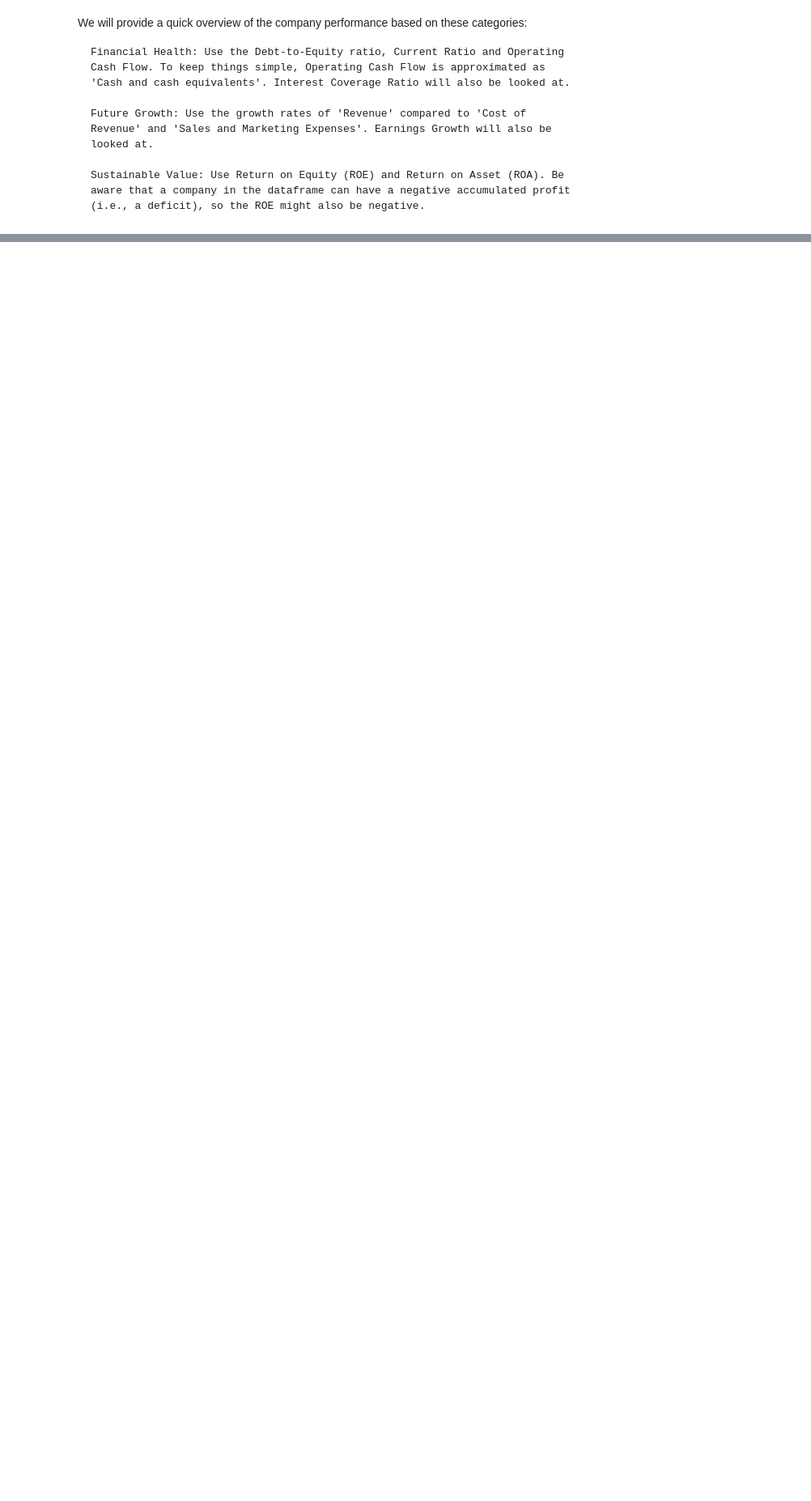
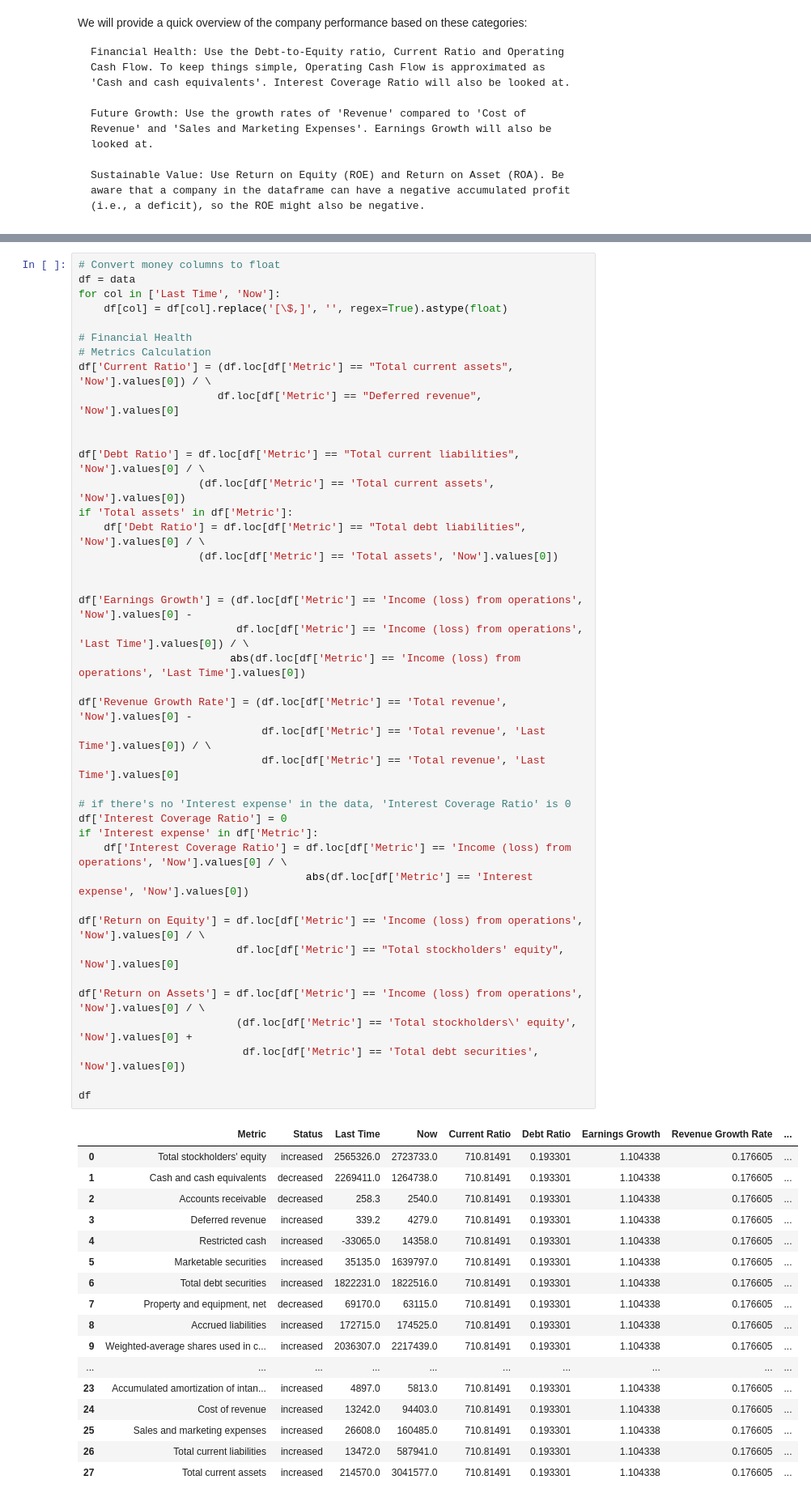
Before and after one commit to viethuy25/auto_consum, a Jupyter notebook: main.ipynb, the cells around one changed output, grey strips where cells are left out. Shown at 81% size. Drawn from its saved outputs; the diff is of its cells as text; blank space fills up the shorter version.

```diff
--- a/main.ipynb
+++ b/main.ipynb
@@ -322,0 +417,59 @@ df
+# %%
+# Convert money columns to float
+df = data
+for col in ['Last Time', 'Now']:
+    df[col] = df[col].replace('[\$,]', '', regex=True).astype(float)
+
+# Financial Health
+# Metrics Calculation
+df['Current Ratio'] = (df.loc[df['Metric'] == "Total current assets", 'Now'].values[0]) / \
+                      df.loc[df['Metric'] == "Deferred revenue", 'Now'].values[0]
+
+
+df['Debt Ratio'] = df.loc[df['Metric'] == "Total current liabilities", 'Now'].values[0] / \
+                   (df.loc[df['Metric'] == 'Total current assets', 'Now'].values[0])
+if 'Total assets' in df['Metric']:
+    df['Debt Ratio'] = df.loc[df['Metric'] == "Total debt liabilities", 'Now'].values[0] / \
+                   (df.loc[df['Metric'] == 'Total assets', 'Now'].values[0])
+
+
+df['Earnings Growth'] = (df.loc[df['Metric'] == 'Income (loss) from operations', 'Now'].values[0] -
+                         df.loc[df['Metric'] == 'Income (loss) from operations', 'Last Time'].values[0]) / \
+                        abs(df.loc[df['Metric'] == 'Income (loss) from operations', 'Last Time'].values[0])
+
+df['Revenue Growth Rate'] = (df.loc[df['Metric'] == 'Total revenue', 'Now'].values[0] -
+                             df.loc[df['Metric'] == 'Total revenue', 'Last Time'].values[0]) / \
+                             df.loc[df['Metric'] == 'Total revenue', 'Last Time'].values[0]
+
+# if there's no 'Interest expense' in the data, 'Interest Coverage Ratio' is 0
+df['Interest Coverage Ratio'] = 0
+if 'Interest expense' in df['Metric']:
+    df['Interest Coverage Ratio'] = df.loc[df['Metric'] == 'Income (loss) from operations', 'Now'].values[0] / \
+                                    abs(df.loc[df['Metric'] == 'Interest expense', 'Now'].values[0])
+
+df['Return on Equity'] = df.loc[df['Metric'] == 'Income (loss) from operations', 'Now'].values[0] / \
+                         df.loc[df['Metric'] == "Total stockholders' equity", 'Now'].values[0]
+
+df['Return on Assets'] = df.loc[df['Metric'] == 'Income (loss) from operations', 'Now'].values[0] / \
+                         (df.loc[df['Metric'] == 'Total stockholders\' equity', 'Now'].values[0] +
+                          df.loc[df['Metric'] == 'Total debt securities', 'Now'].values[0])
+
+df
+# %% [output]
+|  | Metric | Status | Last Time | Now | Current Ratio | Debt Ratio | Earnings Growth | Revenue Growth Rate | ... |
+| 0 | Total stockholders' equity | increased | 2565326.0 | 2723733.0 | 710.81491 | 0.193301 | 1.104338 | 0.176605 | ... |
+| 1 | Cash and cash equivalents | decreased | 2269411.0 | 1264738.0 | 710.81491 | 0.193301 | 1.104338 | 0.176605 | ... |
+| 2 | Accounts receivable | decreased | 258.3 | 2540.0 | 710.81491 | 0.193301 | 1.104338 | 0.176605 | ... |
+| 3 | Deferred revenue | increased | 339.2 | 4279.0 | 710.81491 | 0.193301 | 1.104338 | 0.176605 | ... |
+| 4 | Restricted cash | increased | -33065.0 | 14358.0 | 710.81491 | 0.193301 | 1.104338 | 0.176605 | ... |
+| 5 | Marketable securities | increased | 35135.0 | 1639797.0 | 710.81491 | 0.193301 | 1.104338 | 0.176605 | ... |
+| 6 | Total debt securities | increased | 1822231.0 | 1822516.0 | 710.81491 | 0.193301 | 1.104338 | 0.176605 | ... |
+| 7 | Property and equipment, net | decreased | 69170.0 | 63115.0 | 710.81491 | 0.193301 | 1.104338 | 0.176605 | ... |
+| 8 | Accrued liabilities | increased | 172715.0 | 174525.0 | 710.81491 | 0.193301 | 1.104338 | 0.176605 | ... |
+| 9 | Weighted-average shares used in c... | increased | 2036307.0 | 2217439.0 | 710.81491 | 0.193301 | 1.104338 | 0.176605 | ... |
+| ... | ... | ... | ... | ... | ... | ... | ... | ... | ... |
+| 23 | Accumulated amortization of intan... | increased | 4897.0 | 5813.0 | 710.81491 | 0.193301 | 1.104338 | 0.176605 | ... |
+| 24 | Cost of revenue | increased | 13242.0 | 94403.0 | 710.81491 | 0.193301 | 1.104338 | 0.176605 | ... |
+| 25 | Sales and marketing expenses | increased | 26608.0 | 160485.0 | 710.81491 | 0.193301 | 1.104338 | 0.176605 | ... |
+| 26 | Total current liabilities | increased | 13472.0 | 587941.0 | 710.81491 | 0.193301 | 1.104338 | 0.176605 | ... |
+| 27 | Total current assets | increased | 214570.0 | 3041577.0 | 710.81491 | 0.193301 | 1.104338 | 0.176605 | ... |
```
Also changed, not shown: parts of 19 cells of this notebook, 1 other file.
